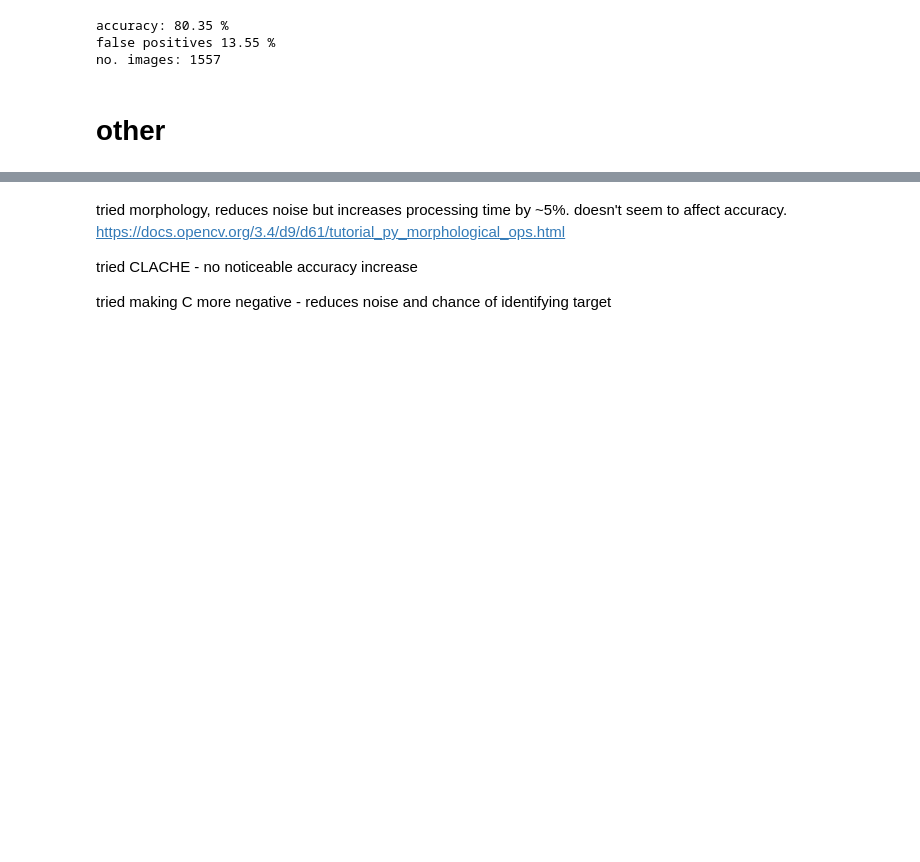
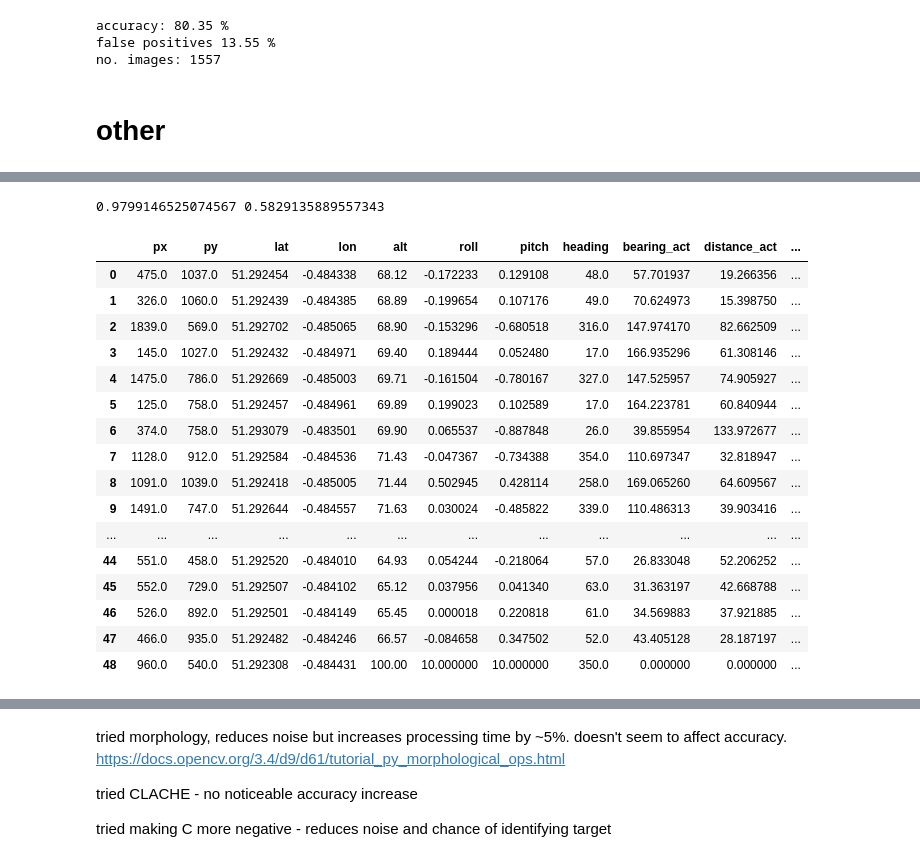
Before and after one commit to Team-Peryton/uas-theia, a Jupyter notebook: experiment.ipynb, the cells around one changed output, grey strips where cells are left out. Saved outputs shown, nothing was run; the diff lists cells and outputs as text; code cells hidden in the pictures; blank space fills up the shorter version.

```diff
--- a/experiment.ipynb
+++ b/experiment.ipynb
@@ -557,0 +640,47 @@ Name: z, dtype: float64
+# %%
+import pyproj
+import math
+geodesic = pyproj.Geod(ellps='WGS84')
+df["bearing_act"] = df.apply(lambda row: geodesic.inv(target_location[0], target_location[1], row.lat, row.lon)[0], axis=1)
+df["distance_act"] = df.apply(lambda row: geodesic.inv(target_location[0], target_location[1], row.lat, row.lon)[2], axis=1)
+df["anglez_act"] = df.apply(lambda row: math.degrees(math.atan(row.distance_act/row.alt)), axis=1)
+
+RESOLUTION = np.array([1080, 1920]) # px
+ASPECT_RATIO = RESOLUTION[1]/RESOLUTION[0]
+SENSOR_W = 6.4 #mm
+SENSOR_H = SENSOR_W / ASPECT_RATIO #mm
+LENS_F = 6 #mm
+FOV_X = 2 * math.atan2(SENSOR_W/2, LENS_F)
+FOV_Y = 2 * math.atan2(SENSOR_H/2, LENS_F)
+print(FOV_X, FOV_Y)
+
+df["scale_x"] = df.apply(lambda row: 2*row.alt/(1920*((FOV_X)/2 + math.degrees(row.roll))), axis=1)
+df["scale_y"] = df.apply(lambda row: 2*row.alt/(1080*((FOV_Y)/2 + math.degrees(row.pitch))), axis=1)
+df["offset_x"] = df.apply(lambda row: row.scale_x*row.px*math.tan(row.roll), axis=1)
+df["offset_y"] = df.apply(lambda row: row.scale_y*row.py*math.tan(row.pitch), axis=1)
+R = lambda x: np.array([[math.cos(x), -math.sin(x)],[math.sin(x), math.cos(x)]])
+df["P"] = df.apply(lambda row: R(math.radians(row.heading)).T@np.array([row.offset_x, row.offset_y]), axis=1)
+df["est_lat"] = df.apply(lambda row: row.lat + row.P[0]/111320, axis=1)
+df["est_lon"] = df.apply(lambda row: row.lon + row.P[1]/(40075000 * math.cos(math.radians(row.lat))) / 360, axis=1)
+df["est_distance"] = df.apply(lambda row: math.sqrt(row.P[0]**2 + row.P[1]**2), axis=1)
+df["distance_error"] = df.apply(lambda row: geopy.distance.distance(target_location, (row.lat,row.lon)).m, axis=1)
+df
+# %% [output]
+0.9799146525074567 0.5829135889557343
+|  | px | py | lat | lon | alt | roll | pitch | heading | bearing_act | distance_act | ... |
+| 0 | 475.0 | 1037.0 | 51.292454 | -0.484338 | 68.12 | -0.172233 | 0.129108 | 48.0 | 57.701937 | 19.266356 | ... |
+| 1 | 326.0 | 1060.0 | 51.292439 | -0.484385 | 68.89 | -0.199654 | 0.107176 | 49.0 | 70.624973 | 15.398750 | ... |
+| 2 | 1839.0 | 569.0 | 51.292702 | -0.485065 | 68.90 | -0.153296 | -0.680518 | 316.0 | 147.974170 | 82.662509 | ... |
+| 3 | 145.0 | 1027.0 | 51.292432 | -0.484971 | 69.40 | 0.189444 | 0.052480 | 17.0 | 166.935296 | 61.308146 | ... |
+| 4 | 1475.0 | 786.0 | 51.292669 | -0.485003 | 69.71 | -0.161504 | -0.780167 | 327.0 | 147.525957 | 74.905927 | ... |
+| 5 | 125.0 | 758.0 | 51.292457 | -0.484961 | 69.89 | 0.199023 | 0.102589 | 17.0 | 164.223781 | 60.840944 | ... |
+| 6 | 374.0 | 758.0 | 51.293079 | -0.483501 | 69.90 | 0.065537 | -0.887848 | 26.0 | 39.855954 | 133.972677 | ... |
+| 7 | 1128.0 | 912.0 | 51.292584 | -0.484536 | 71.43 | -0.047367 | -0.734388 | 354.0 | 110.697347 | 32.818947 | ... |
+| 8 | 1091.0 | 1039.0 | 51.292418 | -0.485005 | 71.44 | 0.502945 | 0.428114 | 258.0 | 169.065260 | 64.609567 | ... |
+| 9 | 1491.0 | 747.0 | 51.292644 | -0.484557 | 71.63 | 0.030024 | -0.485822 | 339.0 | 110.486313 | 39.903416 | ... |
+| ... | ... | ... | ... | ... | ... | ... | ... | ... | ... | ... | ... |
+| 44 | 551.0 | 458.0 | 51.292520 | -0.484010 | 64.93 | 0.054244 | -0.218064 | 57.0 | 26.833048 | 52.206252 | ... |
+| 45 | 552.0 | 729.0 | 51.292507 | -0.484102 | 65.12 | 0.037956 | 0.041340 | 63.0 | 31.363197 | 42.668788 | ... |
+| 46 | 526.0 | 892.0 | 51.292501 | -0.484149 | 65.45 | 0.000018 | 0.220818 | 61.0 | 34.569883 | 37.921885 | ... |
+| 47 | 466.0 | 935.0 | 51.292482 | -0.484246 | 66.57 | -0.084658 | 0.347502 | 52.0 | 43.405128 | 28.187197 | ... |
+| 48 | 960.0 | 540.0 | 51.292308 | -0.484431 | 100.00 | 10.000000 | 10.000000 | 350.0 | 0.000000 | 0.000000 | ... |
```
Also changed, not shown: parts of 10 cells of this notebook, 1 other file.
